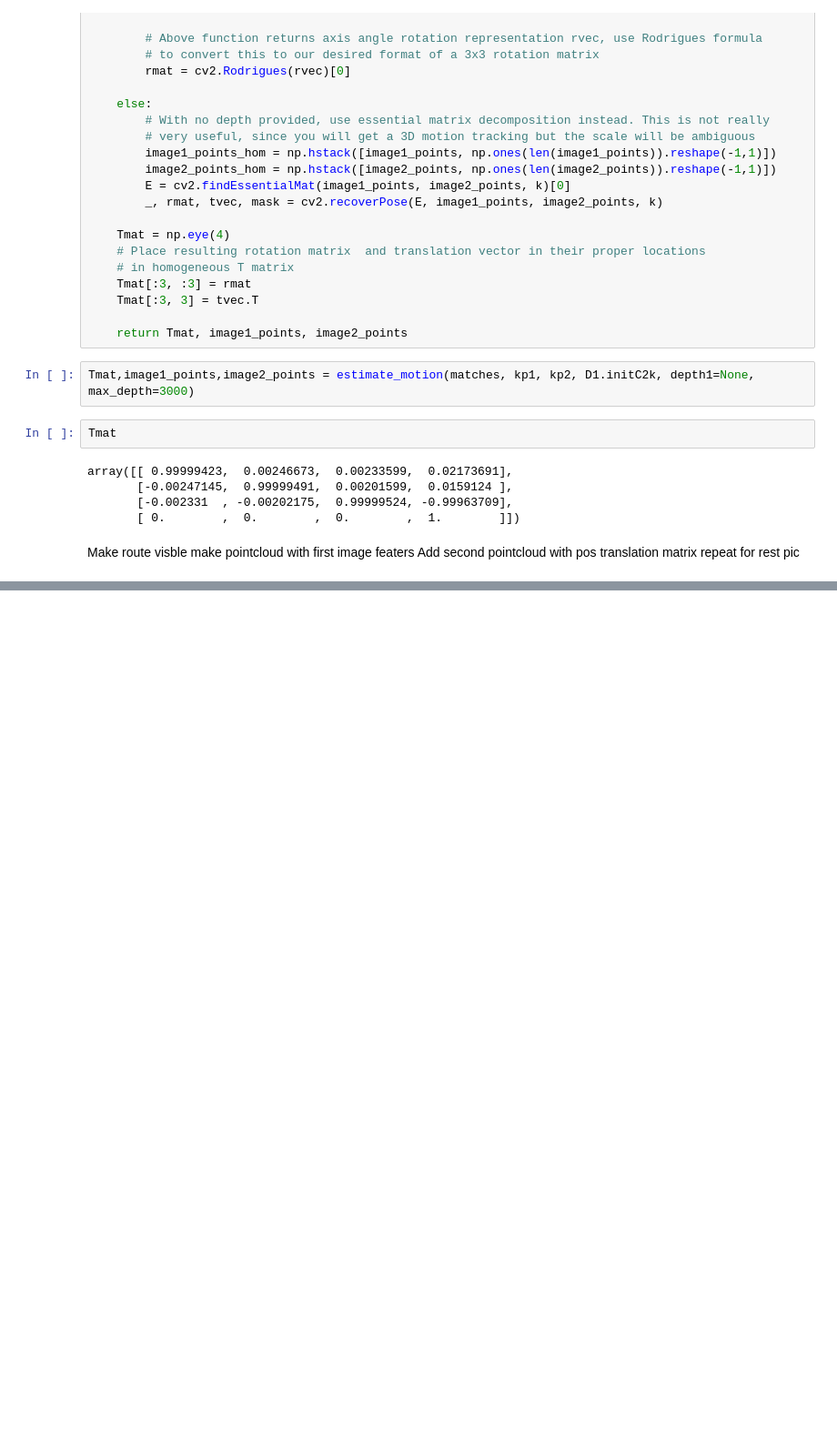
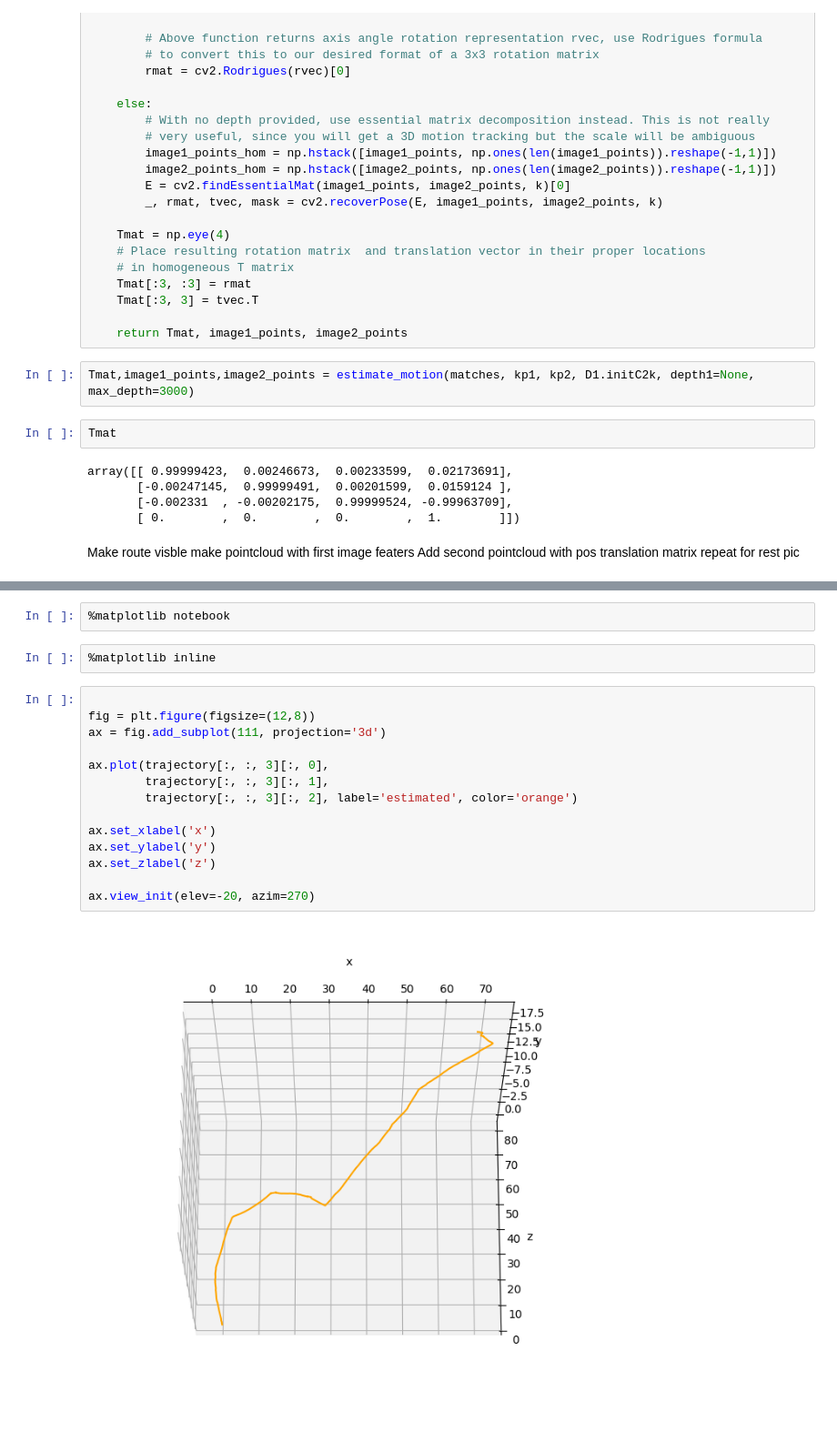
Before and after one commit to Jorin-Post/KITTI_visual_odometry, a Jupyter notebook: KITTI_visual_odometry/Odometry.ipynb, the cells around one changed output, grey strips where cells are left out. Shown at 91% size. Saved outputs shown, nothing was run; the diff lists cells and outputs as text; blank space fills up the shorter version.

```diff
--- a/KITTI_visual_odometry/Odometry.ipynb
+++ b/KITTI_visual_odometry/Odometry.ipynb
@@ -317,0 +452,20 @@ repeat for rest pic
+# %%
+%matplotlib notebook
+# %%
+%matplotlib inline
+# %%
+
+fig = plt.figure(figsize=(12,8))
+ax = fig.add_subplot(111, projection='3d')
+
+ax.plot(trajectory[:, :, 3][:, 0],
+        trajectory[:, :, 3][:, 1],
+        trajectory[:, :, 3][:, 2], label='estimated', color='orange')
+
+ax.set_xlabel('x')
+ax.set_ylabel('y')
+ax.set_zlabel('z')
+
+ax.view_init(elev=-20, azim=270)
+# %% [output]
+[figure, added]
```
Also changed, not shown: parts of 6 cells of this notebook.
